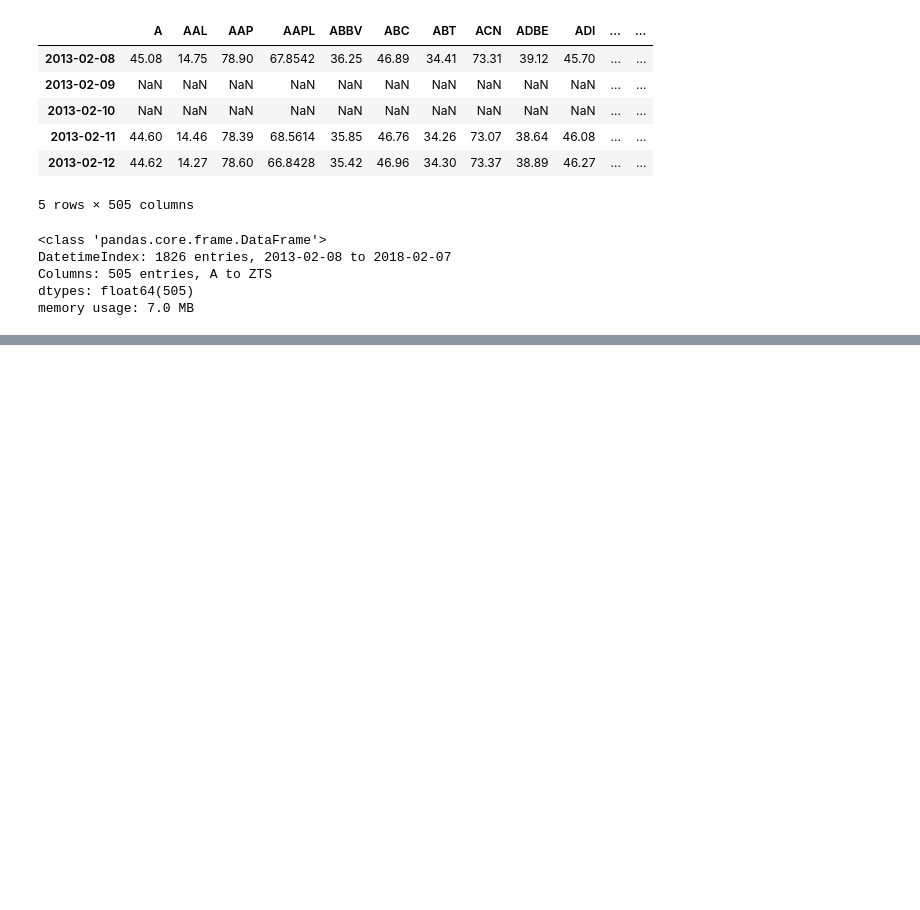
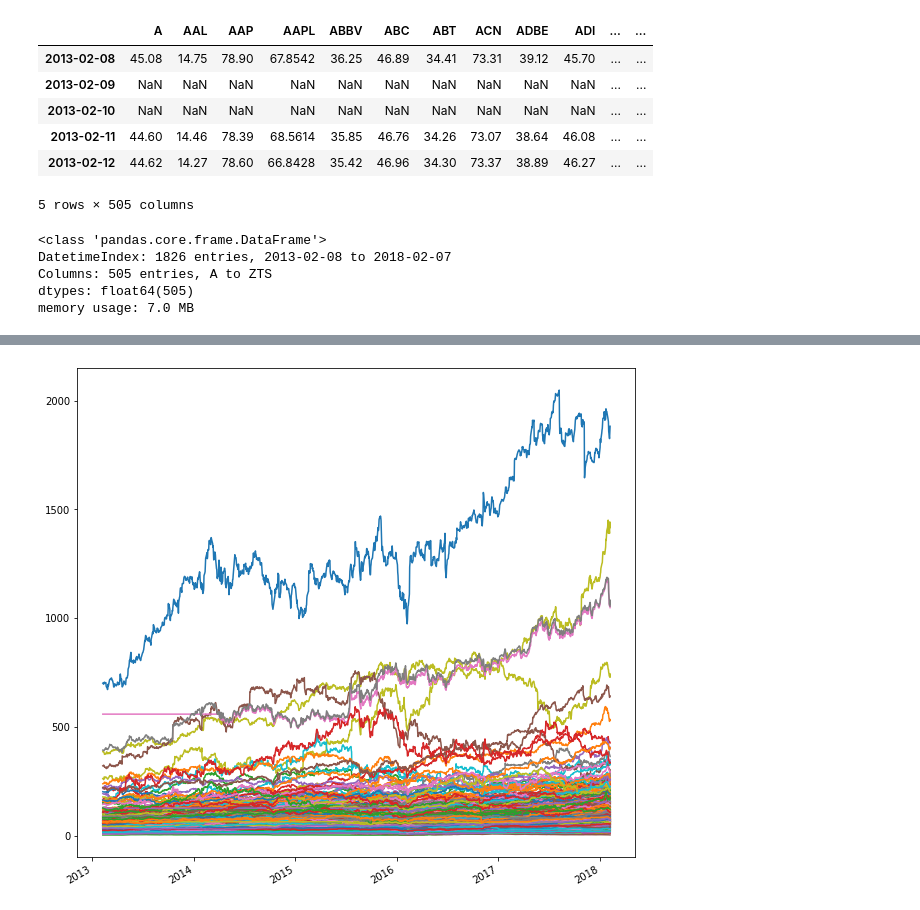
Before and after one commit to Frizzles7/financial_engineering, a Jupyter notebook: financial_basics_understanding.ipynb, the cells around one changed output, grey strips where cells are left out. Saved outputs shown, nothing was run; the diff lists cells and outputs as text; code cells hidden in the pictures; blank space fills up the shorter version.

```diff
--- a/financial_basics_understanding.ipynb
+++ b/financial_basics_understanding.ipynb
@@ -200,0 +228,3 @@ memory usage: 7.0 MB
+# %%
+# forward fill missing values (will back fill missing initial values next)
+close_prices.fillna(method='ffill', inplace=True)
@@ -200,0 +236,3 @@ memory usage: 7.0 MB
+# %%
+# back fill for missing initial values
+close_prices.fillna(method='bfill', inplace=True)
@@ -200,0 +244,6 @@ memory usage: 7.0 MB
+# %%
+# plot our close prices
+close_prices.plot(legend=False, figsize=(10,10))
+plt.show()
+# %% [output]
+[figure, added]
```
Also changed, not shown: parts of 11 cells of this notebook.
